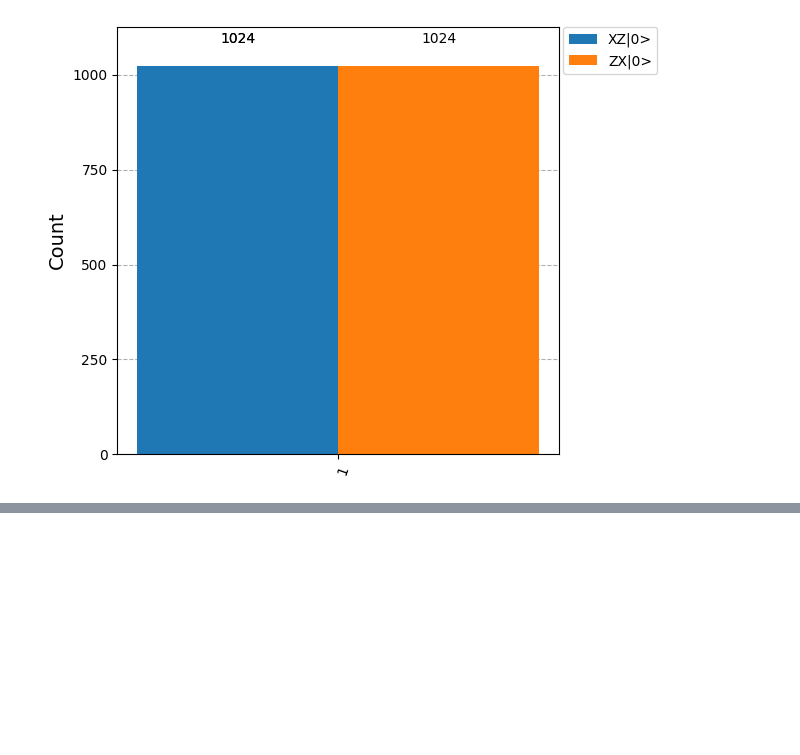
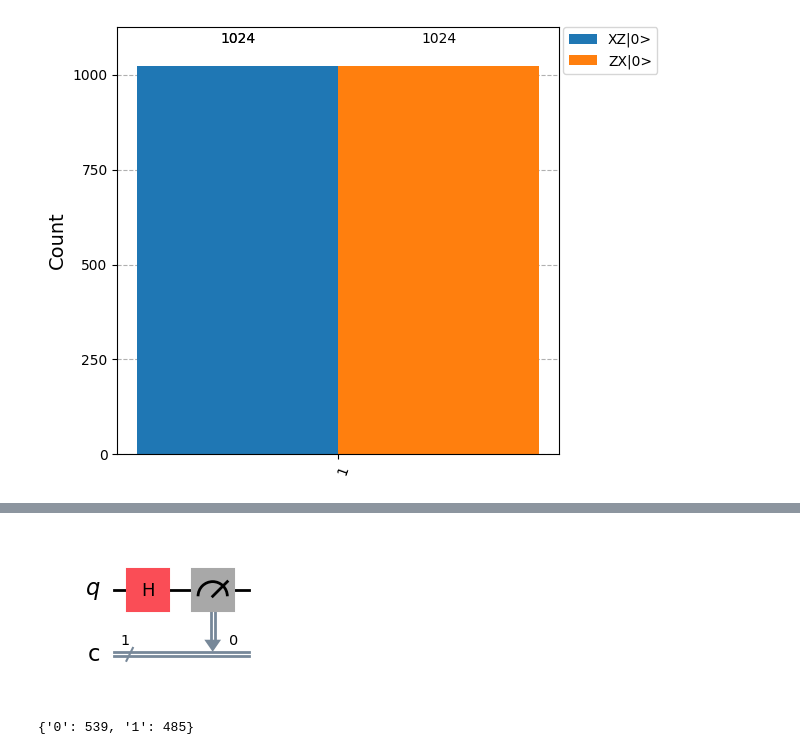
Before and after one commit to GitHarsh19/Qiskit, a Jupyter notebook: practice_1.ipynb, the cells around one changed output, grey strips where cells are left out. Saved outputs shown, nothing was run; the diff lists cells and outputs as text; code cells hidden in the pictures; blank space fills up the shorter version.

```diff
--- a/practice_1.ipynb
+++ b/practice_1.ipynb
@@ -219,0 +243,13 @@ plot_histogram([counts_xz, counts_zx], legend=['XZ|0>', 'ZX|0>'])
+# %%
+qc_h.measure(0,0)
+qc_h.draw('mpl')
+# %% [output]
+[figure, added]
+# %%
+compiled_h = transpile(qc_h,backend)
+result_h = backend.run(compiled_h,shots=1024).result()
+
+counts_h = result_h.get_counts()
+print(counts_h)
+# %% [output]
+{'0': 539, '1': 485}
```
Also changed, not shown: parts of 13 cells of this notebook.
